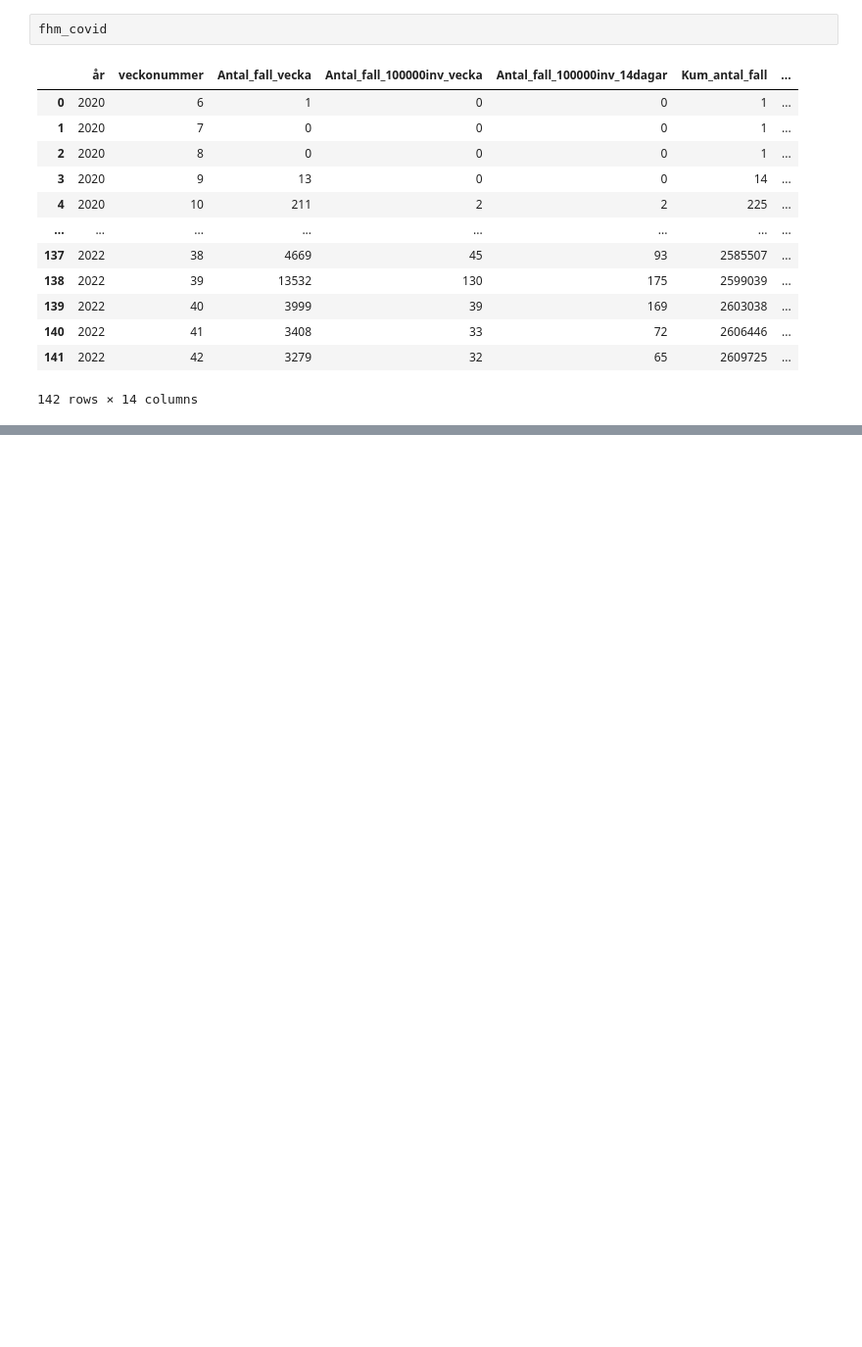
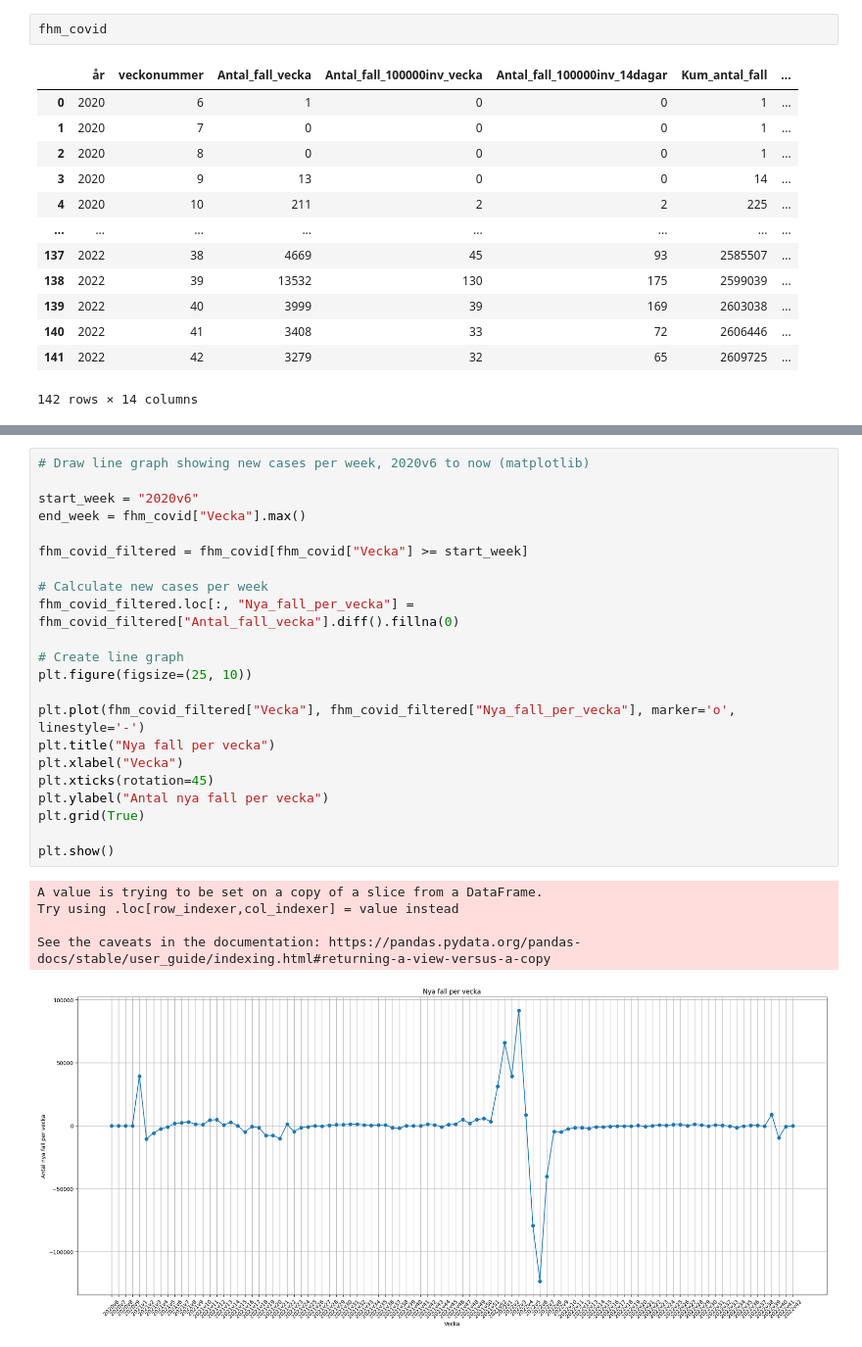
Before and after one commit to SFredin1/Databehandling-AI23-SEBASTIAN-FREDIN, a Jupyter notebook: Labb/Lab.ipynb, the cells around one changed output, grey strips where cells are left out. Shown at 98% size. Saved outputs shown, nothing was run; the diff lists cells and outputs as text; blank space fills up the shorter version.

```diff
--- a/Labb/Lab.ipynb
+++ b/Labb/Lab.ipynb
@@ -119,0 +159,28 @@ pd.set_option("display.max_columns", 23)
+# %%
+# Draw line graph showing new cases per week, 2020v6 to now (matplotlib)
+
+start_week = "2020v6"
+end_week = fhm_covid["Vecka"].max()
+
+fhm_covid_filtered = fhm_covid[fhm_covid["Vecka"] >= start_week]
+
+# Calculate new cases per week
+fhm_covid_filtered.loc[:, "Nya_fall_per_vecka"] = fhm_covid_filtered["Antal_fall_vecka"].diff().fillna(0)
+
+# Create line graph
+plt.figure(figsize=(25, 10))
+
+plt.plot(fhm_covid_filtered["Vecka"], fhm_covid_filtered["Nya_fall_per_vecka"], marker='o', linestyle='-')
+plt.title("Nya fall per vecka")
+plt.xlabel("Vecka")
+plt.xticks(rotation=45)
+plt.ylabel("Antal nya fall per vecka")
+plt.grid(True)
+
+plt.show()
+# %% [output]
+A value is trying to be set on a copy of a slice from a DataFrame.
+Try using .loc[row_indexer,col_indexer] = value instead
+
+See the caveats in the documentation: https://pandas.pydata.org/pandas-docs/stable/user_guide/indexing.html#returning-a-view-versus-a-copy
+[figure, added]
```
Also changed, not shown: parts of 19 cells of this notebook.
